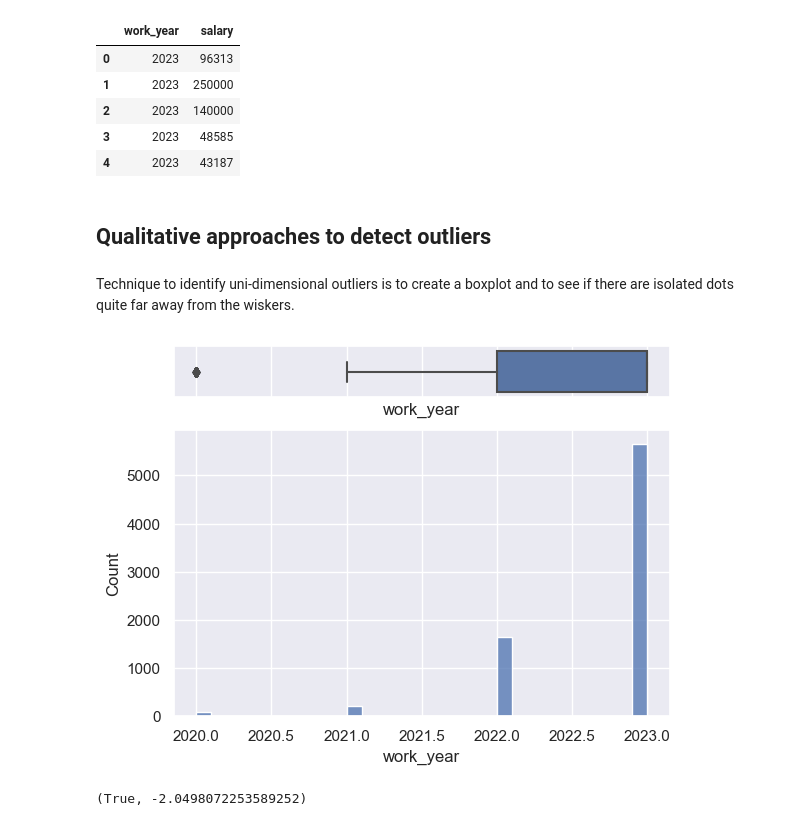
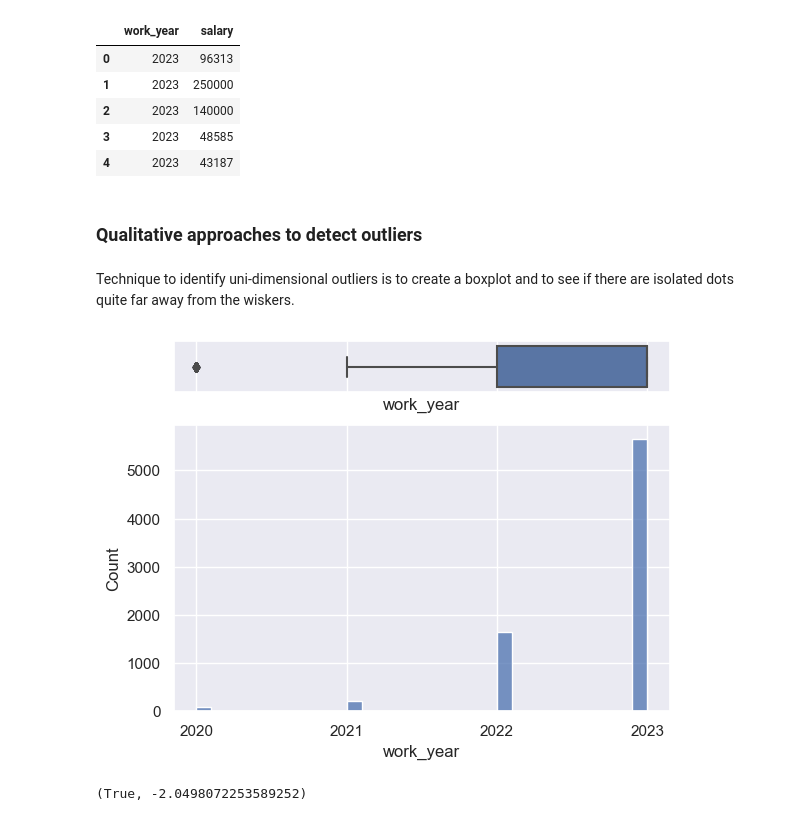
Before and after one commit to marina-lc16/mid_project_repo, a Jupyter notebook: notebooks/Clean_notebook/EDA.ipynb, the cells around one changed output. Cells and saved outputs as stored; diff of their text form; code cells hidden in the pictures.

```diff
--- a/notebooks/Clean_notebook/EDA.ipynb
+++ b/notebooks/Clean_notebook/EDA.ipynb
@@ -275,19 +275,23 @@ numericals.head()
 | 3 | 2023 | 48585 |
 | 4 | 2023 | 43187 |
 # %% [markdown]
-## Qualitative approaches to detect outliers
+### Qualitative approaches to detect outliers
 # %% [markdown]
 Technique to identify uni-dimensional outliers is to create a boxplot and to see if
 there are isolated dots quite far away from the wiskers.
 # %%
 #work_year
 
 fig, (ax_box, ax_hist) = plt.subplots(2, sharex=True, gridspec_kw={"height_ratios":(.15, .85)})
 sns.boxplot(data=numericals, x="work_year", ax=ax_box) #display boxplot
 sns.histplot(data=numericals, x="work_year", ax=ax_hist) #hist of the same column
+
+ax_hist.xaxis.set_major_locator(ticker.MultipleLocator(1))
+ax_hist.xaxis.set_minor_locator(ticker.MultipleLocator(1))
+
 plt.show()
 # %% [output]
-[figure, old version]
+[figure, new version]
 # %%
 # Compute the skewness
 (numericals['work_year'].skew() > 2) or (numericals['work_year'].skew() < -2), numericals['work_year'].skew()
```
Also changed, not shown: parts of 12 cells of this notebook, 1 other file.
